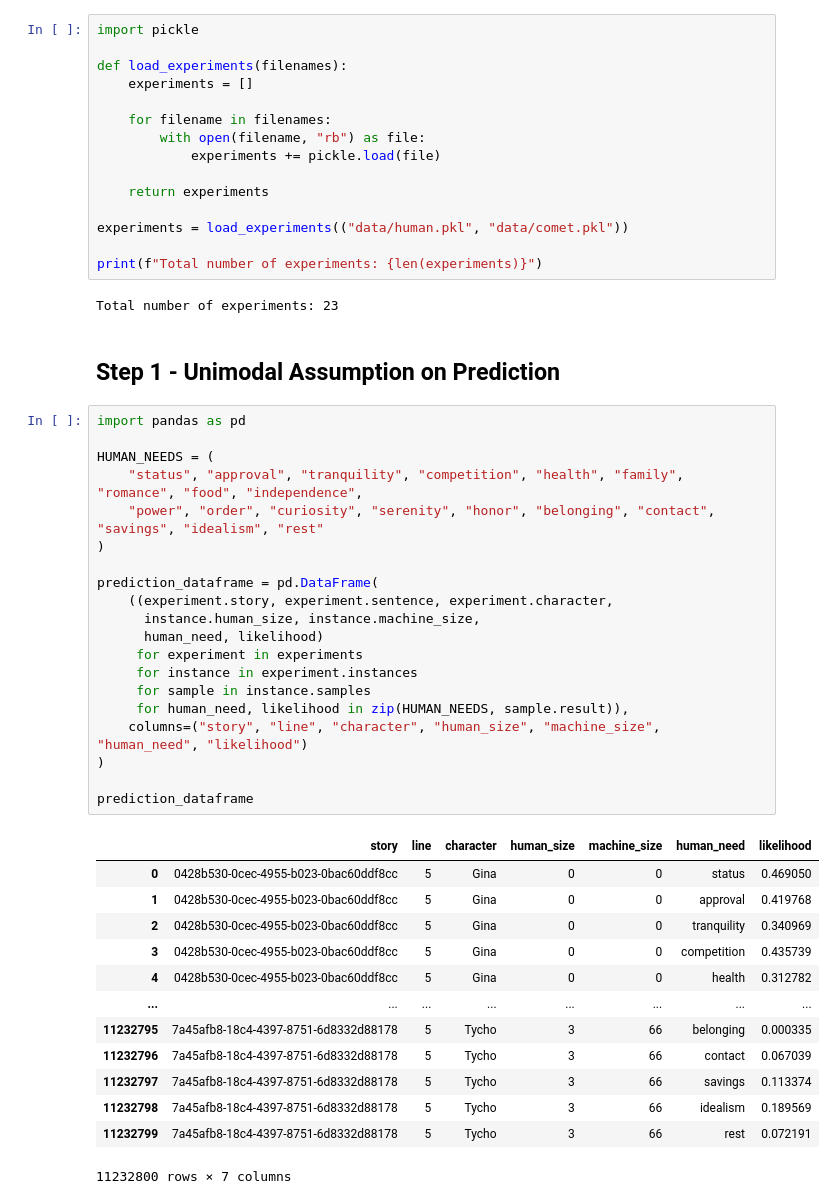
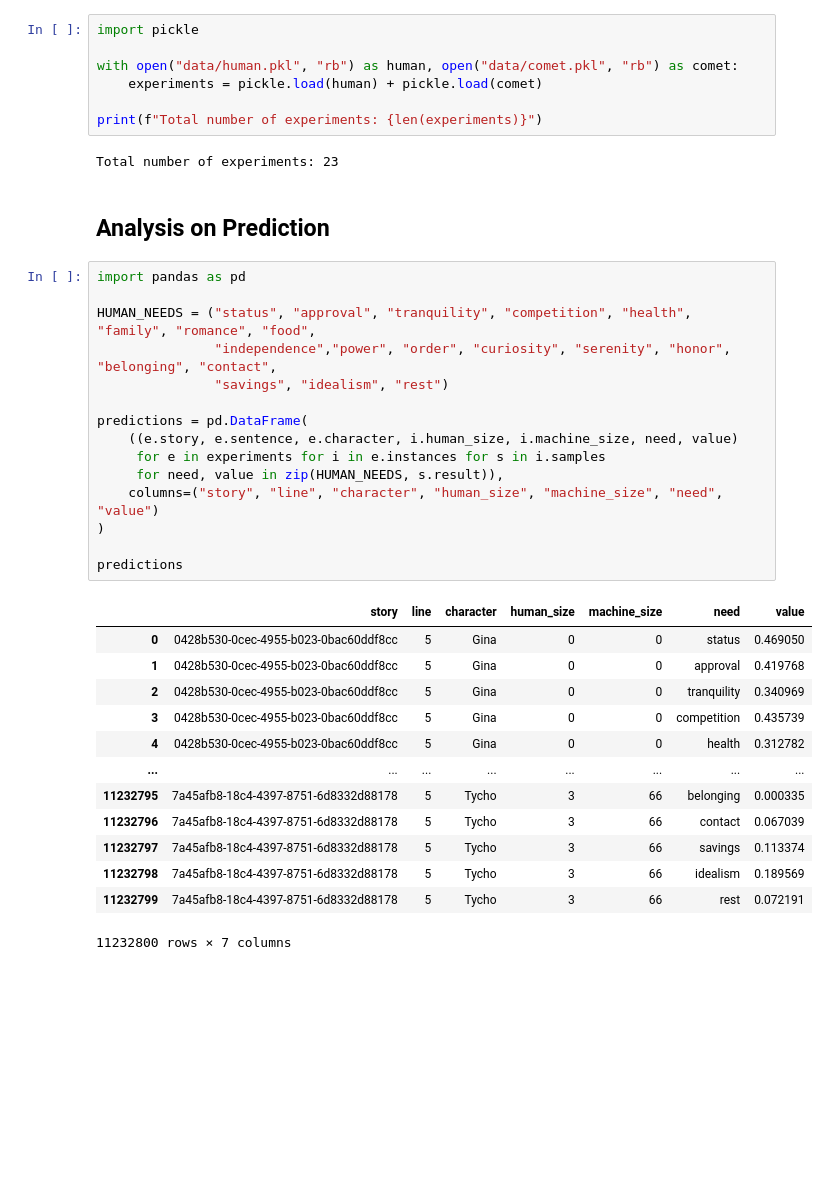
Before and after one commit to Dralan1912/HAICOR-Experiment, a Jupyter notebook: Research Question 1.ipynb, the cells around one changed output. Saved outputs shown, nothing was run; the diff lists cells and outputs as text; blank space fills up the shorter version.

```diff
--- a/Research Question 1.ipynb
+++ b/Research Question 1.ipynb
@@ -3,44 +3,31 @@
 # %%
 import pickle
 
-def load_experiments(filenames):
-    experiments = []
-
-    for filename in filenames:
-        with open(filename, "rb") as file:
-            experiments += pickle.load(file)
-
-    return experiments
-
-experiments = load_experiments(("data/human.pkl", "data/comet.pkl"))
+with open("data/human.pkl", "rb") as human, open("data/comet.pkl", "rb") as comet:
+    experiments = pickle.load(human) + pickle.load(comet)
 
 print(f"Total number of experiments: {len(experiments)}")
 # %% [output]
 Total number of experiments: 23
 # %% [markdown]
-## Step 1 - Unimodal Assumption on Prediction
+## Analysis on Prediction
 # %%
 import pandas as pd
 
-HUMAN_NEEDS = (
-    "status", "approval", "tranquility", "competition", "health", "family", "romance", "food", "independence",
-    "power", "order", "curiosity", "serenity", "honor", "belonging", "contact", "savings", "idealism", "rest"
+HUMAN_NEEDS = ("status", "approval", "tranquility", "competition", "health", "family", "romance", "food",
+               "independence","power", "order", "curiosity", "serenity", "honor", "belonging", "contact",
+               "savings", "idealism", "rest")
+
+predictions = pd.DataFrame(
+    ((e.story, e.sentence, e.character, i.human_size, i.machine_size, need, value)
+     for e in experiments for i in e.instances for s in i.samples
+     for need, value in zip(HUMAN_NEEDS, s.result)),
+    columns=("story", "line", "character", "human_size", "machine_size", "need", "value")
 )
 
-prediction_dataframe = pd.DataFrame(
-    ((experiment.story, experiment.sentence, experiment.character,
-      instance.human_size, instance.machine_size,
-      human_need, likelihood)
-     for experiment in experiments
-     for instance in experiment.instances
-     for sample in instance.samples
-     for human_need, likelihood in zip(HUMAN_NEEDS, sample.result)),
-    columns=("story", "line", "character", "human_size", "machine_size", "human_need", "likelihood")
-)
-
-prediction_dataframe
+predictions
 # %% [output]
-|  | story | line | character | human_size | machine_size | human_need | likelihood |
+|  | story | line | character | human_size | machine_size | need | value |
 | 0 | 0428b530-0cec-4955-b023-0bac60ddf8cc | 5 | Gina | 0 | 0 | status | 0.469050 |
 | 1 | 0428b530-0cec-4955-b023-0bac60ddf8cc | 5 | Gina | 0 | 0 | approval | 0.419768 |
 | 2 | 0428b530-0cec-4955-b023-0bac60ddf8cc | 5 | Gina | 0 | 0 | tranquility | 0.340969 |
```
Also changed, not shown: parts of 8 cells of this notebook.
